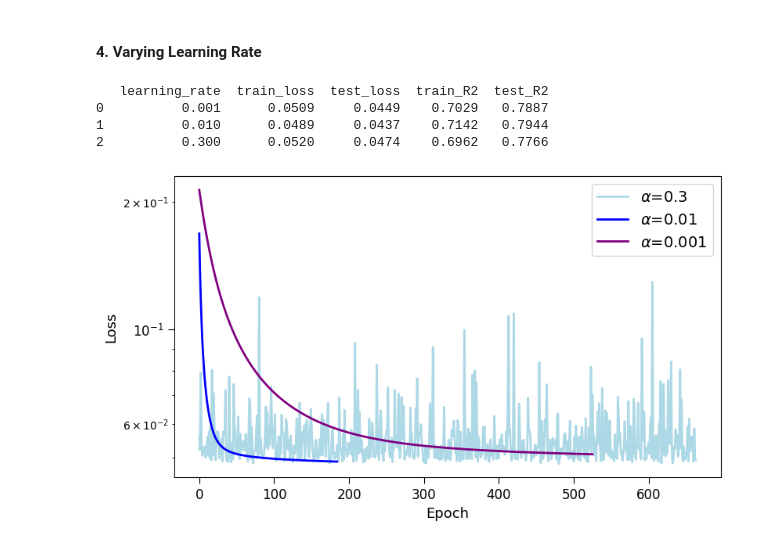
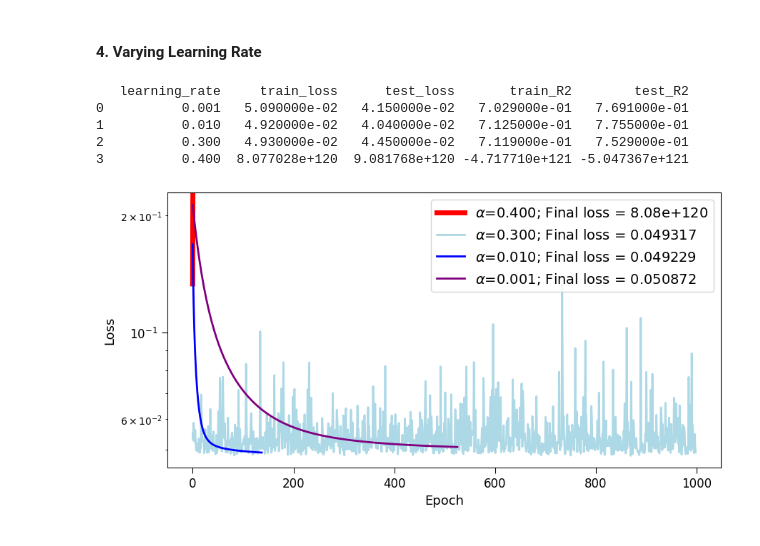
Before and after one commit to audrey352/PHYS551, a Jupyter notebook: Assignment1/A1_notebook.ipynb, the cells around one changed output. Drawn from its saved outputs; the diff is of its cells as text; code cells hidden in the pictures.

```diff
--- a/Assignment1/A1_notebook.ipynb
+++ b/Assignment1/A1_notebook.ipynb
@@ -823,8 +830,8 @@ for train_split in train_split_range:
     yh_analytical_test = lin_model_analytical_splits.predict(x_test)
     lin_splits_df = store_lin_metrics(lin_splits_df, 'analytical',
                                              y_train, yh_analytical_train, y_test,
-                                             yh_analytical_test, 0.2, round(train_split*0.8,1),
-                                             i, train_loss=lin_model_analytical.loss, model='linear'
+                                             yh_analytical_test, 0.2, round(train_split*0.8,2),
+                                             i, train_loss=lin_model_analytical_splits.loss, model='linear'
                                              )
 
     # GRADIENT MODEL MINI-BATCH
@@ -833,8 +840,8 @@ for train_split in train_split_range:
     yh_gd_train = lin_model_gd_splits.fit_gd_minibatch(x_train, y_train, optimizer).predict(x_train)
     yh_gd_test = lin_model_gd_splits.predict(x_test)
     lin_splits_df = store_lin_metrics(lin_splits_df, 'mini-batch', y_train,
-                                             yh_gd_train, y_test, yh_gd_test, 0.2, round(train_split*0.8,1),
-                                             iteration=i, train_loss=lin_model_gd.loss, num_batches=lin_model_gd.num_batches,
-                                             total_epochs=lin_model_gd.total_epochs, model='linear'
+                                             yh_gd_train, y_test, yh_gd_test, 0.2, round(train_split*0.8,2),
+                                             iteration=i, train_loss=lin_model_gd_splits.loss, num_batches=lin_model_gd_splits.num_batches,
+                                             total_epochs=lin_model_gd_splits.total_epochs, model='linear'
                                              )
 # %%
@@ -1051,9 +1054,9 @@ plt.show()
 #### 4. Varying Learning Rate
 # %%
 ### Varying Learning Rate ###
-learning_rates = [0.001, 0.01, 0.4]  # learning rates to try
-iterations = 16  # averaging results over multiple iterations
-lin_rates_df = pd.DataFrame()  # dataframe to store all metrics (for both methods)
+learning_rates = [0.001, 0.01, 0.4, 0.42]  # learning rates to try
+iterations = 1  # averaging results over multiple iterations
+# lin_rates_df = pd.DataFrame()  # dataframe to store all metrics (for both methods)
 
 last_models = []  # store the last models for each learning rate
 
@@ -1407,6 +1431,6 @@ for train_split in train_split_range:
         yh_train = logist_model_splits.fit_gd_fullbatch(x_train, y_train, optimizer).predict(x_train)
         yh_test = logist_model_splits.predict(x_test)
         logist_splits_df = store_logist_metrics(logist_splits_df, 'full batch', y_train,
-                                                yh_train, y_test, yh_test, test_split=0.2, train_split=round(train_split*0.8,1),
+                                                yh_train, y_test, yh_test, test_split=0.2, train_split=round(train_split*0.8,2),
                                                 iteration=i, train_loss=logist_model_splits.loss,
                                                 model='logistic')
@@ -1579,8 +1602,8 @@ plt.show()
 #### 4. Varying Learning Rate
 # %%
 ### Varying Learning Rate ###
-learning_rates = [0.001, 0.01, 0.3]  # learning rates to try
-iterations = 16  # averaging results over multiple iterations
+learning_rates = [0.001, 0.01, 0.3, 0.4]  # learning rates to try
+iterations = 1  # averaging results over multiple iterations
 logist_rates_df = pd.DataFrame()  # dataframe to store all metrics (for both methods)
 
 # go through different rates
@@ -1611,23 +1634,29 @@ avg_metrics_df[metrics] = avg_metrics_df[metrics].round(4)  # round for better d
 
 print(avg_metrics_df)
 # %% [output]
-   learning_rate  train_loss  test_loss  train_R2  test_R2
-0          0.001      0.0509     0.0449    0.7029   0.7887
-1          0.010      0.0489     0.0437    0.7142   0.7944
-2          0.300      0.0520     0.0474    0.6962   0.7766
+   learning_rate     train_loss      test_loss       train_R2        test_R2
+0          0.001   5.090000e-02   4.150000e-02   7.029000e-01   7.691000e-01
+1          0.010   4.920000e-02   4.040000e-02   7.125000e-01   7.755000e-01
+2          0.300   4.930000e-02   4.450000e-02   7.119000e-01   7.529000e-01
+3          0.400  8.077028e+120  9.081768e+120 -4.717710e+121 -5.047367e+121
 # %%
-fig, ax = plt.subplots(figsize=(9,5))
+fig, ax = plt.subplots(figsize=(10,5))
 
-plt.plot(last_models[2].loss_history, label=r'$\alpha$=0.3', lw=2, color='lightblue')
-plt.plot(last_models[1].loss_history, label=r'$\alpha$=0.01', lw=2, color='blue')
-plt.plot(last_models[0].loss_history, label=r'$\alpha$=0.001', lw=2, color='purple')
+plt.plot(last_models[3].loss_history, label=r'$\alpha$=0.400; Final loss = {:.2e}'.format(last_models[3].loss_history[-1]), lw=5, color='red')
+plt.plot(last_models[2].loss_history, label=r'$\alpha$=0.300; Final loss = {:.6f}'.format(last_models[2].loss_history[-1]), lw=2, color='lightblue')
+plt.plot(last_models[1].loss_history, label=r'$\alpha$=0.010; Final loss = {:.6f}'.format(last_models[1].loss_history[-1]), lw=2, color='blue')
+plt.plot(last_models[0].loss_history, label=r'$\alpha$=0.001; Final loss = {:.6f}'.format(last_models[0].loss_history[-1]), lw=2, color='purple')
 
 plt.xlabel('Epoch', fontsize=13)
 plt.ylabel('Loss', fontsize=13)
 plt.legend(fontsize=14)
 plt.yscale('log', base=10)
 plt.tick_params(labelsize=12, length=6)
+plt.ylim(0.045, 0.229)
+plt.xlim(None, 1048)
+
+plt.savefig("./figures/logist_learningrate.png", bbox_inches='tight', dpi=300)
 
 plt.show()
 # %% [output]
-[figure, old version]
+[figure, new version]
```
Also changed, not shown: parts of 17 cells of this notebook, 6 other files.
